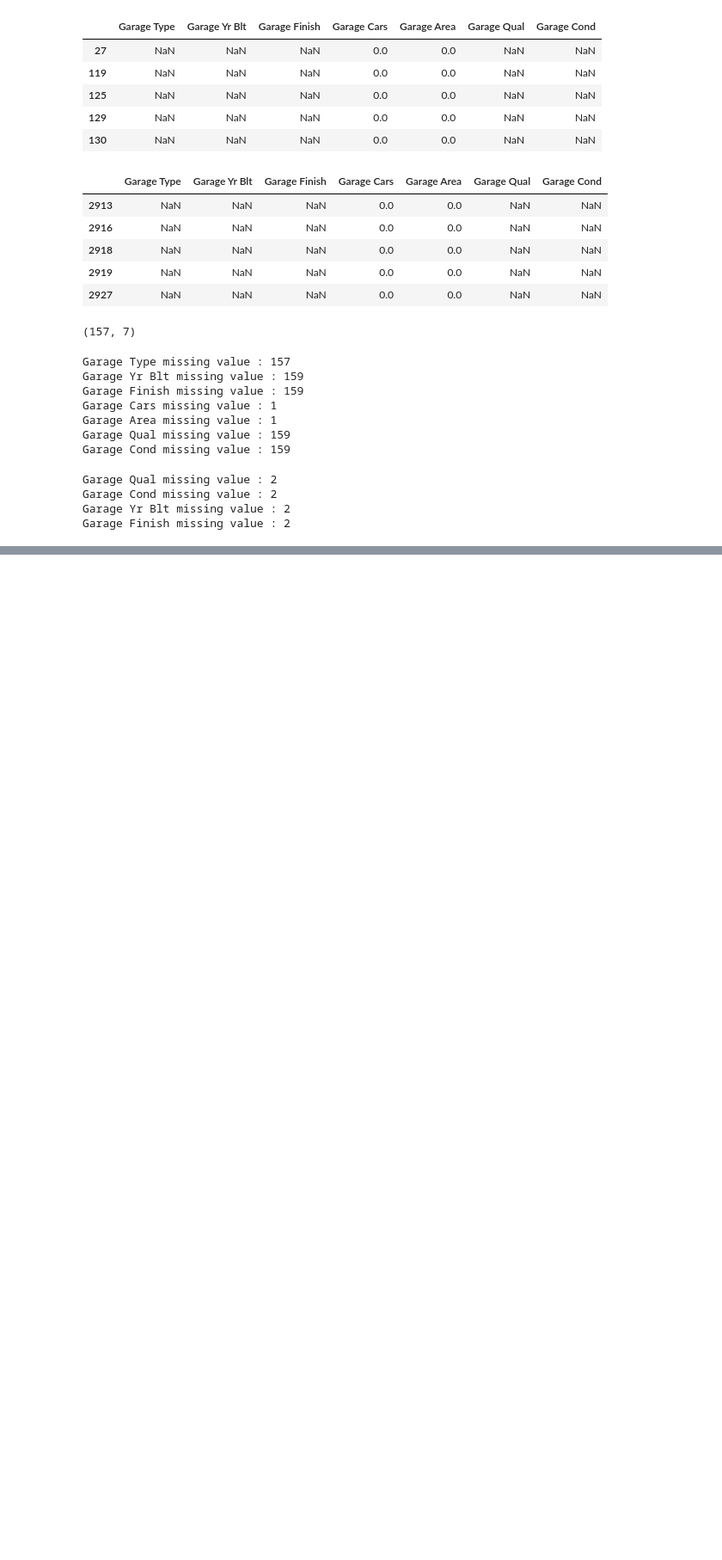
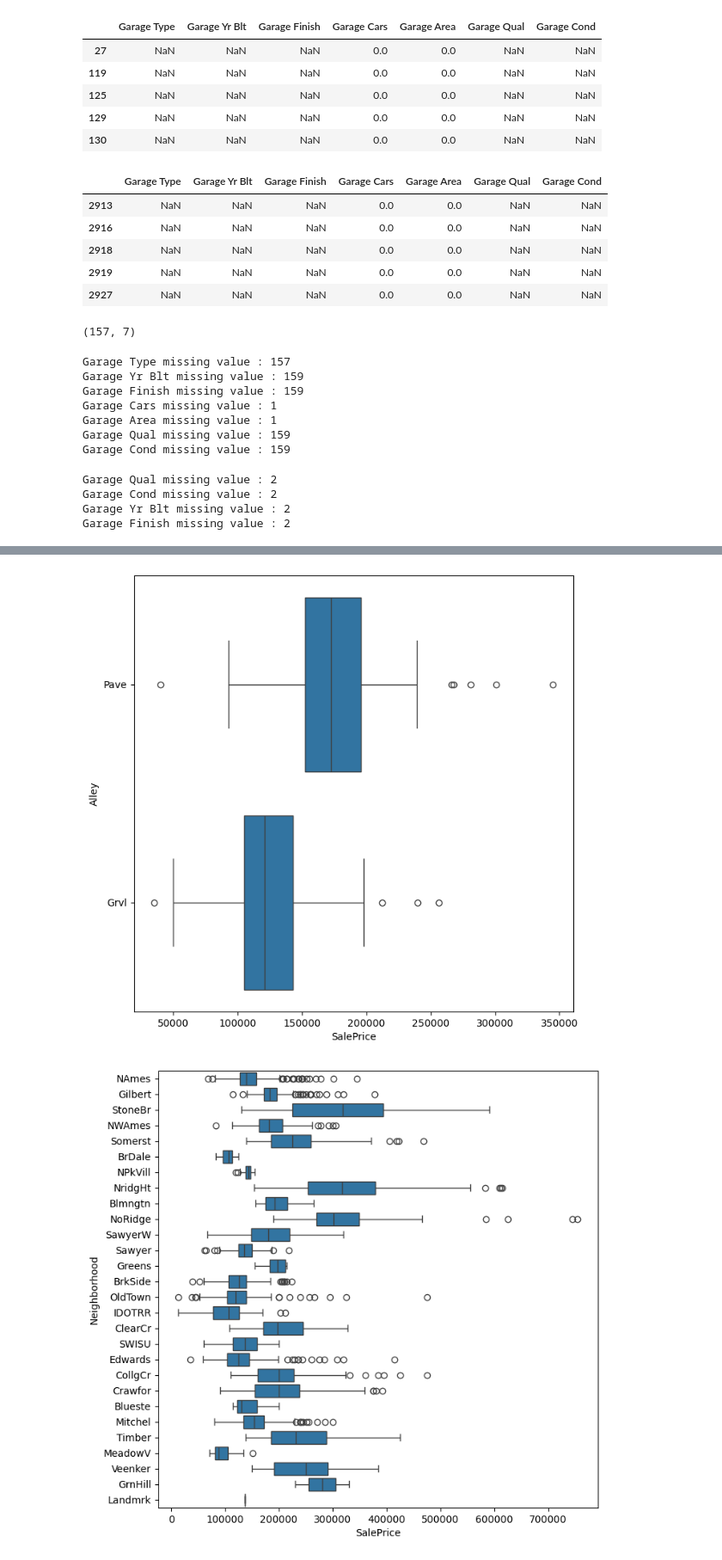
Before and after one commit to ameeqio/house-price-prediction-ml, a Jupyter notebook: notebooks/eda.ipynb, the cells around one changed output, grey strips where cells are left out. Shown at 86% size. Cells and saved outputs as stored; diff of their text form; code cells hidden in the pictures; blank space fills up the shorter version.

```diff
--- a/notebooks/eda.ipynb
+++ b/notebooks/eda.ipynb
@@ -229,0 +306,3 @@ Garage Finish missing value : 2
+# %%
+for ftr in sus_catg_ftrs :
+    print(f"{ftr} val counts : {df[ftr].value_counts().sort_values(ascending = False)}\n")
@@ -229,0 +338,7 @@ Garage Finish missing value : 2
+# %%
+for ftr in sus_catg_ftrs :
+    plt.figure(figsize = (8, 8))
+    sns.boxplot(data = df, x = target_var, y = ftr)
+# %% [output]
+[figure, added]
+[figure, added]
```
Also changed, not shown: parts of 18 cells of this notebook, 1 other file.
